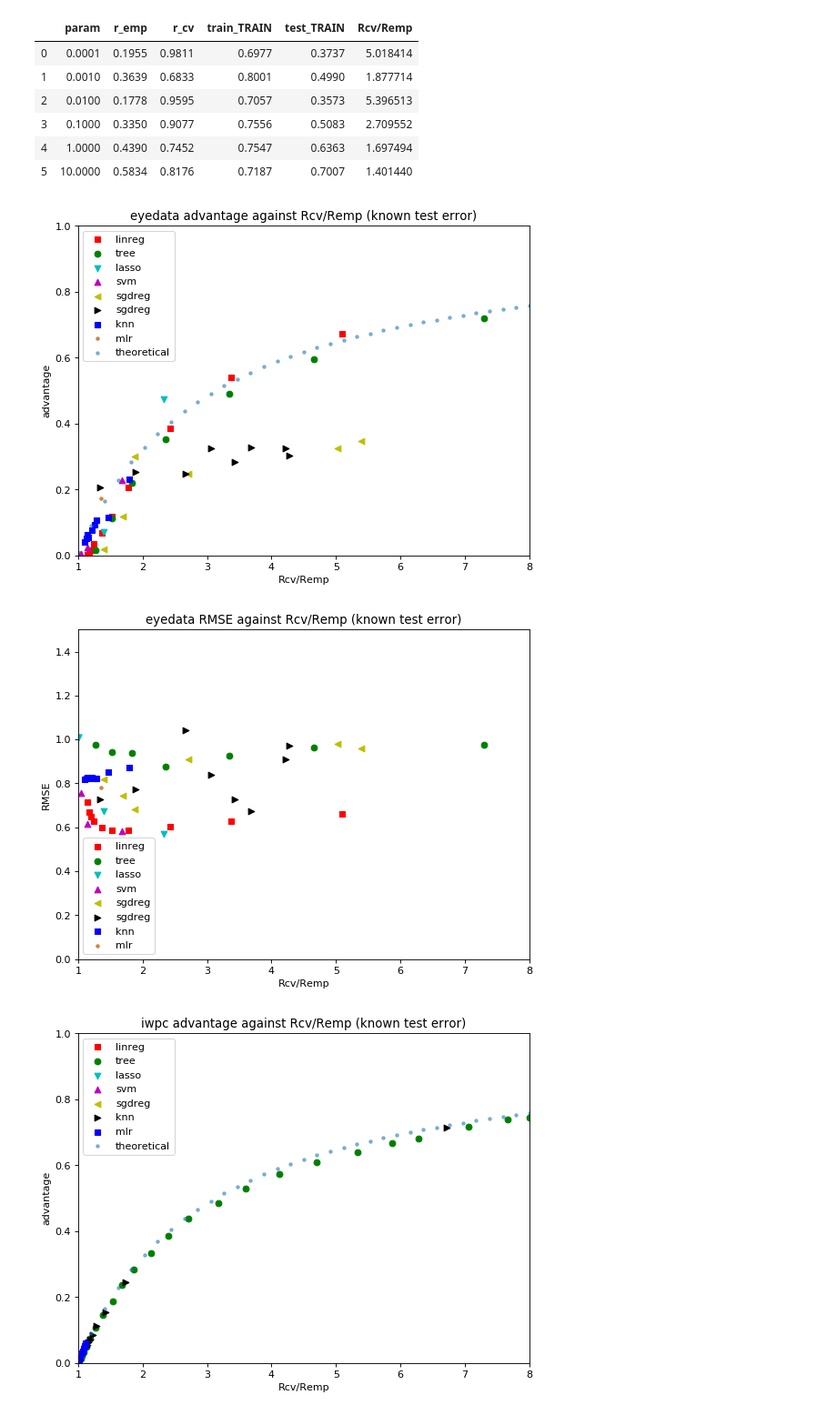
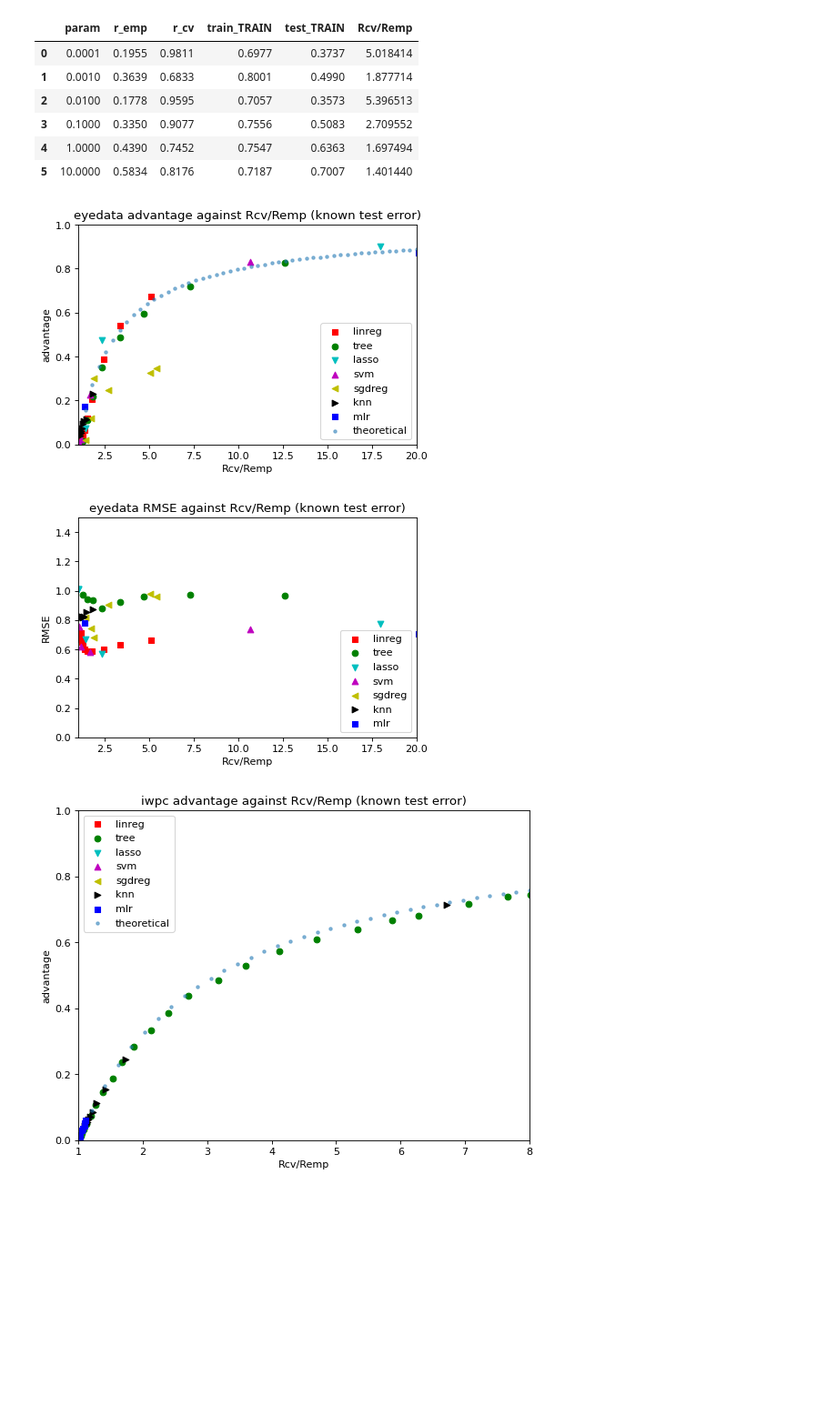
Before and after one commit to donakq/MSE-234-Membership_Inference, a Jupyter notebook: plot.ipynb, the cells around one changed output. Shown at 91% size. Cells and saved outputs as stored; diff of their text form; code cells hidden in the pictures; blank space fills up the shorter version.

```diff
--- a/plot.ipynb
+++ b/plot.ipynb
@@ -27,7 +27,7 @@ def add_overfit(df):
     return df
 # %%
 # theoretical value
-ratio = np.linspace(1.0, 8.0, num=35)
+ratio = np.linspace(1.0, 20.0, num=50)
 theo_advs = [theo_adv(x) for x in ratio]
 theo_adv2s = [theo_adv2(x) for x in ratio]
 # %%
@@ -41,8 +41,6 @@ eye_unknown_tree = pd.read_csv('results-sklearn/eyedata/membership/unknown-test-
 eye_known_lasso = pd.read_csv('results-sklearn/eyedata/membership/known-test-error/lasso-summary.csv')
 eye_unknown_lasso = pd.read_csv('results-sklearn/eyedata/membership/unknown-test-error/lasso-summary.csv')
 
-eye_known_svm = pd.read_csv('results-sklearn/eyedata/membership/known-test-error/svm-summary.csv')
-eye_unknown_svm = pd.read_csv('results-sklearn/eyedata/membership/unknown-test-error/svm-summary.csv')
 
 eye_known_sgdreg = pd.read_csv('results-sklearn/eyedata/membership/known-test-error/sgdreg-summary-d.csv')
 eye_unknown_sgdreg = pd.read_csv('results-sklearn/eyedata/membership/unknown-test-error/sgdreg-summary-d.csv')
@@ -64,8 +62,6 @@ iwpc_unknown_tree = pd.read_csv('results-sklearn/iwpc/membership/unknown-test-er
 iwpc_known_lasso = pd.read_csv('results-sklearn/iwpc/membership/known-test-error/lasso-summary.csv')
 iwpc_unknown_lasso = pd.read_csv('results-sklearn/iwpc/membership/unknown-test-error/lasso-summary.csv')
 
-iwpc_known_svm = pd.read_csv('results-sklearn/iwpc/membership/known-test-error/svm-summary.csv')
-iwpc_unknown_svm = pd.read_csv('results-sklearn/iwpc/membership/unknown-test-error/svm-summary.csv')
 
 iwpc_known_sgdreg = pd.read_csv('results-sklearn/iwpc/membership/known-test-error/sgdreg-summary.csv')
 iwpc_unknown_sgereg = pd.read_csv('results-sklearn/iwpc/membership/unknown-test-error/sgdreg-summary.csv')
@@ -86,13 +82,13 @@ models = [eye_known_linreg, eye_unknown_linreg, eye_known_tree, eye_unknown_tree
          iwpc_known_mlr, iwpc_unknown_mlr]
 
 eye_known = [eye_known_linreg, eye_known_tree, eye_known_lasso,  eye_known_svm,
-         eye_known_sgdreg,eye_known_sgdreg2, eye_known_knn,eye_known_mlr]
+         eye_known_sgdreg,eye_known_knn,eye_known_mlr]
 
 iwpc_known = [iwpc_known_linreg, iwpc_known_tree,iwpc_known_lasso, iwpc_known_svm,
          iwpc_known_sgdreg,iwpc_known_knn,iwpc_known_mlr]
 
 eye_unknown = [eye_unknown_linreg, eye_unknown_tree, eye_unknown_lasso,  eye_unknown_svm,
-         eye_unknown_sgdreg, eye_known_sgdreg2, eye_unknown_knn, eye_unknown_mlr]
+         eye_unknown_sgdreg,  eye_unknown_knn, eye_unknown_mlr]
 
 iwpc_unknown = [iwpc_unknown_linreg,iwpc_unknown_tree,iwpc_unknown_lasso,iwpc_unknown_svm,
          iwpc_unknown_sgereg,iwpc_unknown_knn,iwpc_unknown_mlr]
@@ -114,43 +110,43 @@ eye_known_sgdreg
 
 markers = [ "," , "o" , "v" , "^" , "<", ">",'s','.']
 colors = ['r','g','c','m', 'y', 'k','b','peru']
-label = ['linreg', 'tree', 'lasso', 'svm', 'sgdreg','sgdreg','knn','mlr']
+label = ['linreg', 'tree', 'lasso', 'svm', 'sgdreg', 'knn','mlr']
 
-figure(num=None, figsize=(8, 6), dpi=80, facecolor='w', edgecolor='k')
+figure(num=None, figsize=(6, 4), dpi=80, facecolor='w', edgecolor='k')
 ax = plt.gca()
 for i in range(len(eye_known)):
     df = eye_known[i]
     mi = markers[i] #marker for ith feature
     ci = colors[i] #color for ith feature
     plt.scatter(df['Rcv/Remp'], df['train_TRAIN']-df['test_TRAIN'], label=label[i] , marker=mi, color=ci)
 plt.scatter(ratio, theo_advs, alpha = 0.5,marker= '.', label ='theoretical')
 plt.legend()
 plt.xticks()
 plt.ylabel('advantage')
 plt.xlabel('Rcv/Remp')
 plt.ylim([0, 1])
-plt.xlim([1, 8])
+plt.xlim([1, 20])
 plt.title('eyedata advantage against Rcv/Remp (known test error)')
 plt.show()
 
-figure(num=None, figsize=(8, 6), dpi=80, facecolor='w', edgecolor='k')
+figure(num=None, figsize=(6, 4), dpi=80, facecolor='w', edgecolor='k')
 ax = plt.gca()
 for i in range(len(eye_known)):
     df = eye_known[i]
     mi = markers[i] #marker for ith feature
     ci = colors[i] #color for ith feature
     plt.scatter(df['Rcv/Remp'], df['r_cv'], label=label[i] , marker=mi, color=ci)
 plt.legend()
 plt.xticks()
 plt.ylabel('RMSE')
 plt.xlabel('Rcv/Remp')
-plt.xlim([1, 8])
+plt.xlim([1, 20])
 plt.ylim([0, 1.5])
 plt.title('eyedata RMSE against Rcv/Remp (known test error)')
 plt.show()
 # %% [output]
-[figure, old version]
+[figure, new version]
-[figure, old version]
+[figure, new version]
 # %%
 # iwpc_known test error
 
```
Also changed, not shown: parts of 1 cell of this notebook.
